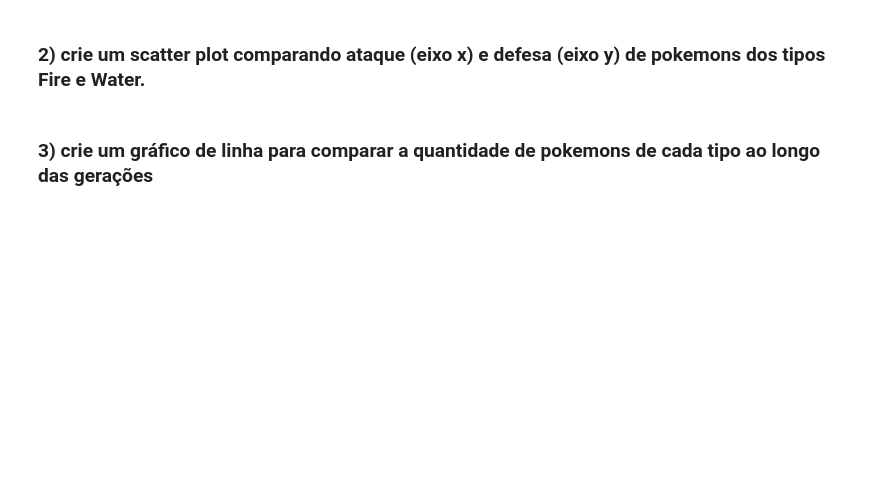
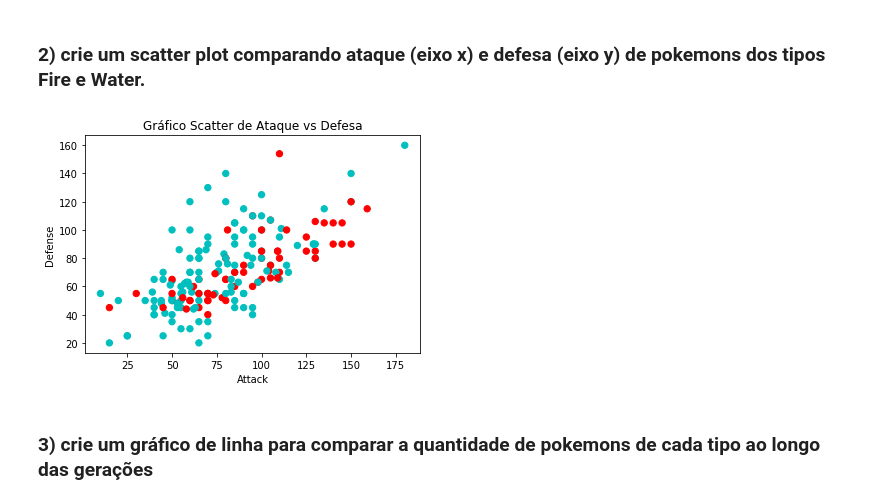
Before and after one commit to dhenyfernandes/22bpm, a Jupyter notebook: BPM/EDA_Visualization_Pokemon.ipynb, the cells around one changed output. Drawn from its saved outputs; the diff is of its cells as text; code cells hidden in the pictures; blank space fills up the shorter version.

```diff
--- a/BPM/EDA_Visualization_Pokemon.ipynb
+++ b/BPM/EDA_Visualization_Pokemon.ipynb
@@ -228,2 +282,13 @@ Agora que entendemos como os gráficos são construídos, vamos praticar. A idei
+# %%
+# Resposta
+cor = lambda x : 'c' if (x['Type 1']=='Water' or x['Type 2']=='Water') else 'r'
+ds = poke[poke['Type 1'].isin(['Fire','Water']) | poke['Type 2'].isin(['Fire','Water'])]
+plt.scatter(ds['Sp. Atk'], ds['Sp. Def'], 40, ds.apply(cor, axis=1))
+plt.title('Gráfico Scatter de Ataque vs Defesa')
+plt.xlabel('Attack')
+plt.ylabel('Defense')
+plt.show()
+# %% [output]
+[figure, added]
 # %% [markdown]
 ###  3) crie um gráfico de linha para comparar a quantidade de pokemons de cada tipo ao longo das gerações
```
Also changed, not shown: parts of 19 cells of this notebook, 3 other files.
